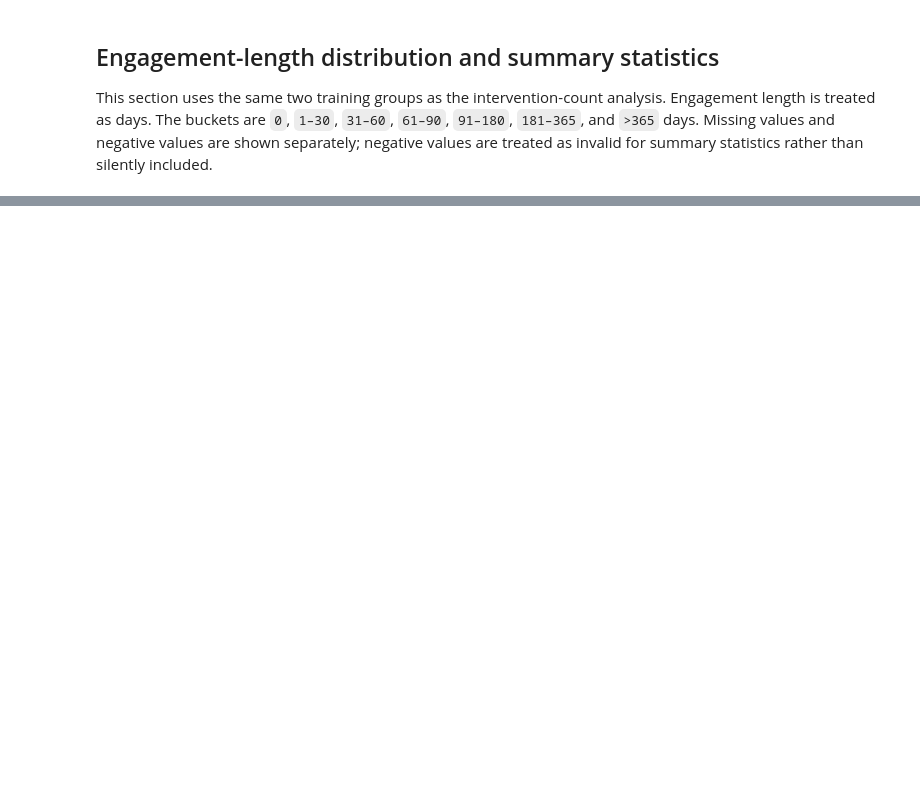
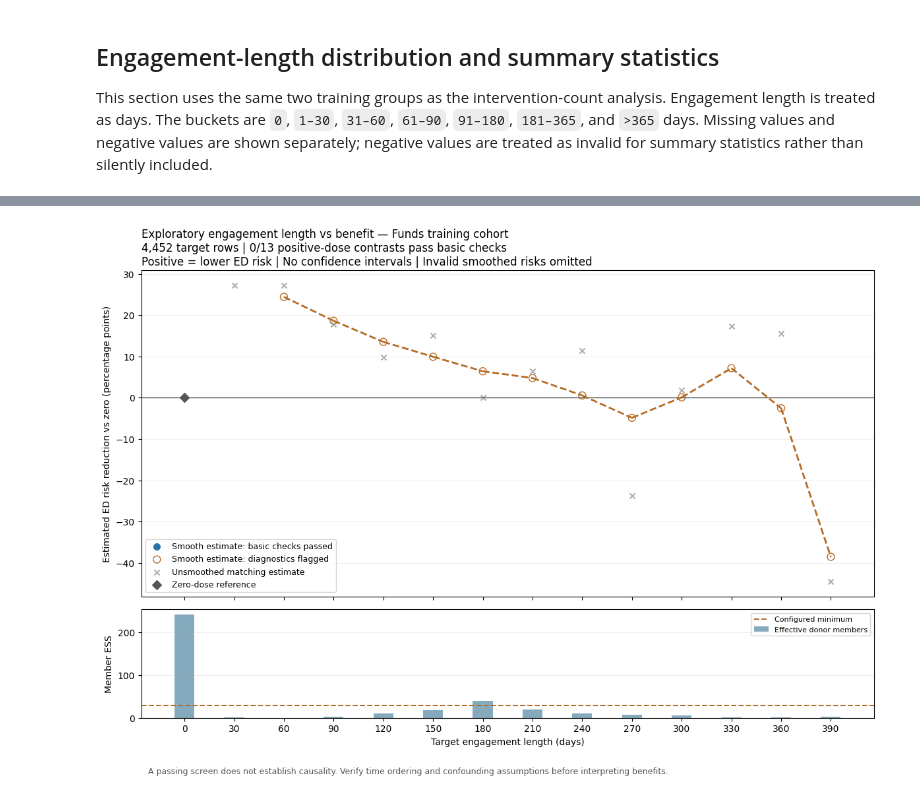
Before and after one commit to ndesai777777/prism_repo, a Jupyter notebook: Code/PRISM_Dosage_Intervention_Counts_Funds.ipynb, the cells around one changed output, grey strips where cells are left out. Drawn from its saved outputs; the diff is of its cells as text; code cells hidden in the pictures; blank space fills up the shorter version.

```diff
--- a/Code/PRISM_Dosage_Intervention_Counts_Funds.ipynb
+++ b/Code/PRISM_Dosage_Intervention_Counts_Funds.ipynb
@@ -191,0 +799,82 @@ for group_name, group_frame in [('Entire Funds training set', train), ('Highest-
+# %%
+# Save reproducible audit outputs in a dedicated directory; no prior model outputs are overwritten.
+if GPS_CONFIG['write_outputs']:
+    GPS_OUTPUT_DIR.mkdir(parents=True, exist_ok=True)
+    analysis_columns = [
+        'analysis_row_id', 'member_id', 'received_treatment', 'raw_engagement_length',
+        'analysis_dose_days', 'dose_status', 'ed_event_90d', 'outcome_missing_filled_zero',
+        'p_treated', 'predicted_log_days', 'gps_at_observed_exposure',
+        'zero_counter_weight', 'positive_counter_weight',
+    ]
+    exports = {
+        'engagement_gps_analysis_rows.csv': gps_train[analysis_columns],
+        'engagement_gps_exposure_audit.csv': exposure_audit,
+        'engagement_gps_matches.csv': match_table,
+        'engagement_gps_diagnostics.csv': diagnostics,
+        'engagement_gps_balance_by_dose.csv': balance_by_dose,
+        'engagement_length_benefit_curve.csv': benefit_curve,
+    }
+    for filename, table in exports.items():
+        table.to_csv(GPS_OUTPUT_DIR / filename, index=False)
+    run_metadata = {
+        'config': GPS_CONFIG, 'target_training_rows': n_templates,
+        'zero_donors': int(zero_donor.sum()), 'positive_donors': int(positive_donor.sum()),
+        'positive_log_residual_sd': duration_residual_sd,
+        'baseline_columns': baseline_cols, 'encoded_features': gps_covariates.columns.tolist(),
+        'training_numeric_medians': training_medians.to_dict(),
+        'reference_causalgps_commit': '283eb3299b81fb91fd56e6f426c2a1d0f699bf67',
+        'estimator': 'two-part extension of CausalGPS matching; not an official R-equivalent two-part estimator',
+        'inference': 'point estimates only; no bootstrap confidence intervals',
+    }
+    (GPS_OUTPUT_DIR / 'engagement_gps_run_metadata.json').write_text(
+        json.dumps(run_metadata, indent=2), encoding='utf-8'
+    )
+    print('Saved curve, matching audit, diagnostics, and configuration to:', GPS_OUTPUT_DIR)
+
+# Final visible result. Never smooth across the point mass at zero.
+fig, axes = plt.subplots(2, 1, figsize=(12, 8.5), sharex=True,
+                         gridspec_kw={'height_ratios': [3, 1]})
+positive_curve = benefit_curve.loc[benefit_curve['engagement_days'] > 0]
+x = positive_curve['engagement_days'].to_numpy()
+# Retain unbounded estimates in the CSV, but suppress impossible risks in the graph.
+b = positive_curve['benefit_pp'].where(positive_curve['smoothed_risk_in_bounds']).to_numpy()
+passed = positive_curve['basic_checks_pass'].to_numpy(dtype=bool)
+axes[0].axhline(0, color='#555555', lw=1)
+# Segment-by-segment styling avoids connecting passing points across failed targets.
+for k in range(len(x) - 1):
+    if np.isfinite(b[k:k+2]).all():
+        ok = passed[k] and passed[k+1]
+        axes[0].plot(x[k:k+2], b[k:k+2], color='#2673a8' if ok else '#b56b25',
+                     ls='-' if ok else '--', lw=2)
+axes[0].scatter(x[passed], b[passed], color='#2673a8', s=48, label='Smooth estimate: basic checks passed')
+axes[0].scatter(x[~passed], b[~passed], facecolors='none', edgecolors='#b56b25',
+                s=62, label='Smooth estimate: diagnostics flagged')
+axes[0].scatter(x, positive_curve['raw_benefit_pp'], color='#999999', marker='x',
+                s=34, alpha=0.8, label='Unsmoothed matching estimate')
+axes[0].scatter([0], [0], marker='D', color='#555555', s=50, label='Zero-dose reference')
+axes[0].set_ylabel('Estimated ED risk reduction vs zero (percentage points)')
+title_prefix = 'Exploratory ' if not GPS_CONFIG['outcome_window_confirmed_after_exposure'] else ''
+axes[0].set_title(
+    f'{title_prefix}engagement length vs benefit — Funds training cohort\n'
+    f'{n_templates:,} target rows | {int(passed.sum())}/{len(passed)} positive-dose contrasts pass basic checks\n'
+    'Positive = lower ED risk | No confidence intervals | Invalid smoothed risks omitted',
+    loc='left', fontsize=12,
+)
+axes[0].grid(axis='y', alpha=0.2)
+axes[0].legend(loc='best', fontsize=9)
+axes[1].bar(diagnostics['target_days'], diagnostics['member_ess'],
+            width=12, color='#86aabd', label='Effective donor members')
+axes[1].axhline(GPS_CONFIG['minimum_member_ess'], color='#b56b25', ls='--',
+                label='Configured minimum')
+axes[1].set(xlabel='Target engagement length (days)', ylabel='Member ESS')
+axes[1].set_xticks(target_days)
+axes[1].legend(fontsize=8)
+axes[1].grid(axis='y', alpha=0.2)
+fig.text(0.07, 0.01,
+         'A passing screen does not establish causality. Verify time ordering and confounding assumptions before interpreting benefits.',
+         fontsize=9, color='#555555')
+fig.tight_layout(rect=[0, 0.04, 1, 1])
+if GPS_CONFIG['write_outputs']:
+    fig.savefig(GPS_OUTPUT_DIR / 'engagement_length_vs_benefit.png', dpi=170, bbox_inches='tight')
+plt.show()
+# %% [output]
@@ -191,0 +882 @@ for group_name, group_frame in [('Entire Funds training set', train), ('Highest-
+[figure, added]
```
Also changed, not shown: parts of 21 cells of this notebook, 1 other file.
